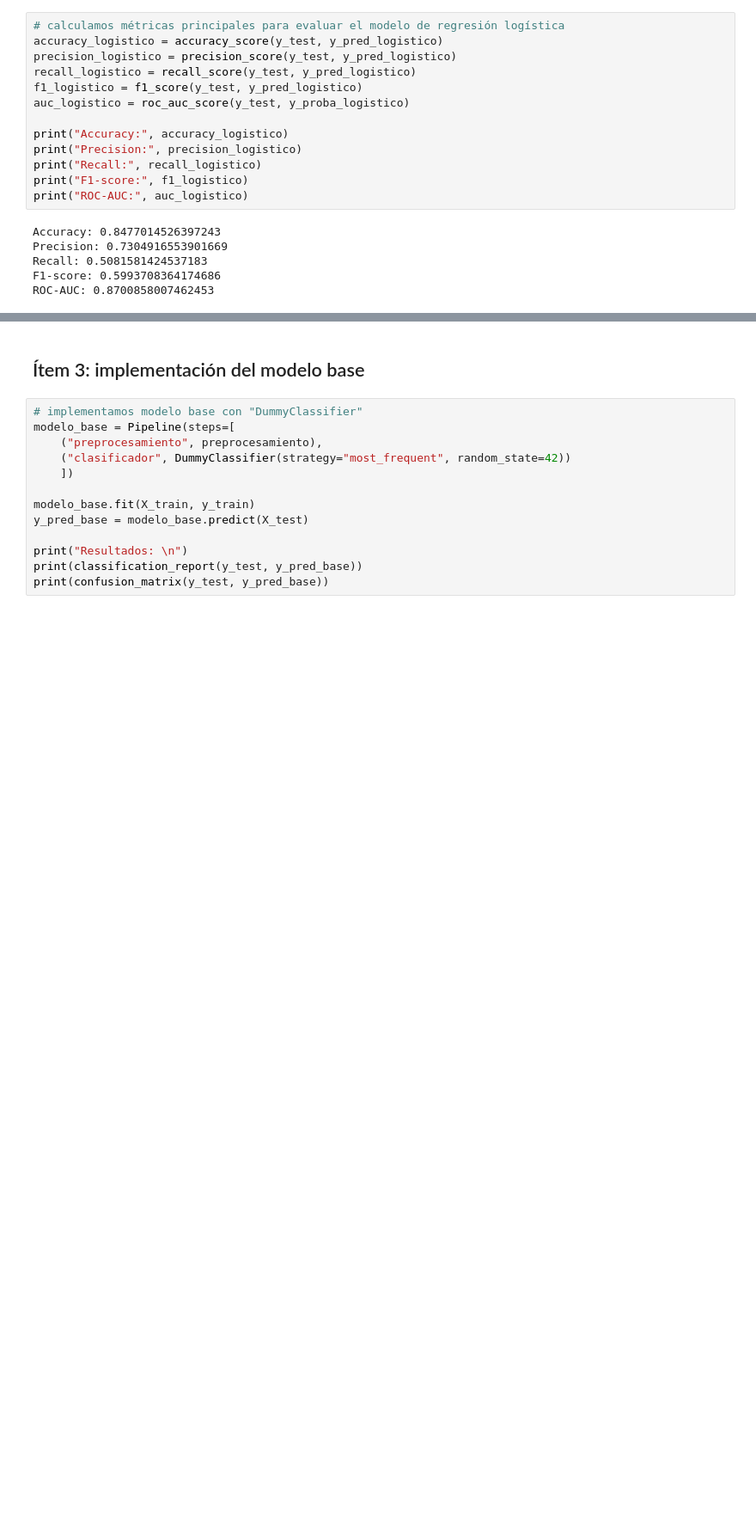
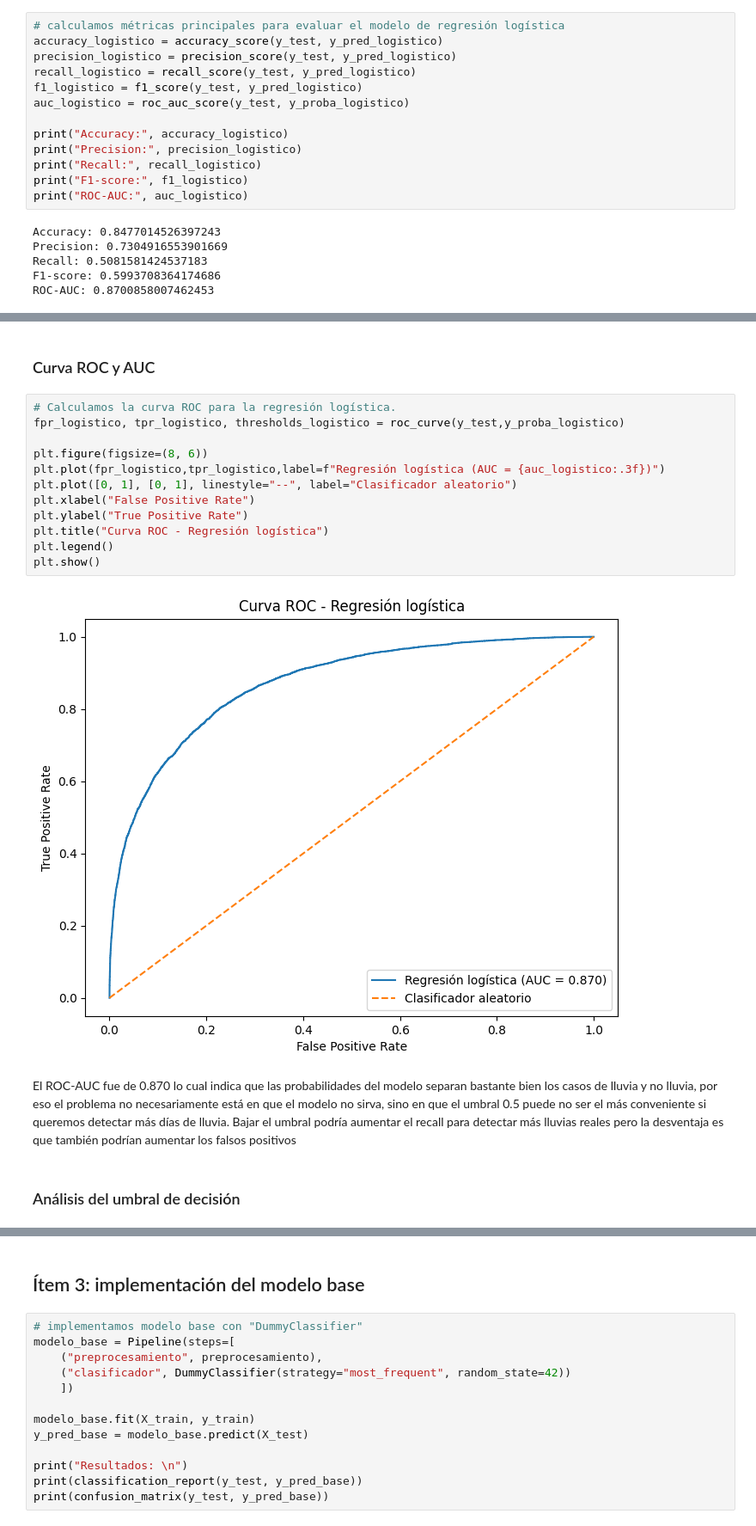
Before and after one commit to ZahirJacob/AA1-TUIA-Dimenna-Jacob-Taborda, a Jupyter notebook: TP_clasificacion_AA1.ipynb, the cells around one changed output, grey strips where cells are left out. Shown at 86% size. Drawn from its saved outputs; the diff is of its cells as text; blank space fills up the shorter version.

```diff
--- a/TP_clasificacion_AA1.ipynb
+++ b/TP_clasificacion_AA1.ipynb
@@ -538,0 +631,20 @@ Con el umbral por defecto de 0.5, si la probabilidad es mayor o igual a 0.5 el m
+# %% [markdown]
+### Curva ROC y AUC
+# %%
+# Calculamos la curva ROC para la regresión logística.
+fpr_logistico, tpr_logistico, thresholds_logistico = roc_curve(y_test,y_proba_logistico)
+
+plt.figure(figsize=(8, 6))
+plt.plot(fpr_logistico,tpr_logistico,label=f"Regresión logística (AUC = {auc_logistico:.3f})")
+plt.plot([0, 1], [0, 1], linestyle="--", label="Clasificador aleatorio")
+plt.xlabel("False Positive Rate")
+plt.ylabel("True Positive Rate")
+plt.title("Curva ROC - Regresión logística")
+plt.legend()
+plt.show()
+# %% [output]
+[figure, added]
+# %% [markdown]
+ El ROC-AUC fue de 0.870 lo cual indica que las probabilidades del modelo separan bastante bien los casos de lluvia y no lluvia, por eso el problema no necesariamente está en que el modelo no sirva, sino en que el umbral 0.5 puede no ser el más conveniente si queremos detectar más días de lluvia. Bajar el umbral podría aumentar el recall para detectar más lluvias reales pero la desventaja es que también podrían aumentar los falsos positivos
+# %% [markdown]
+### Análisis del umbral de decisión
```
Also changed, not shown: parts of 24 cells of this notebook.
